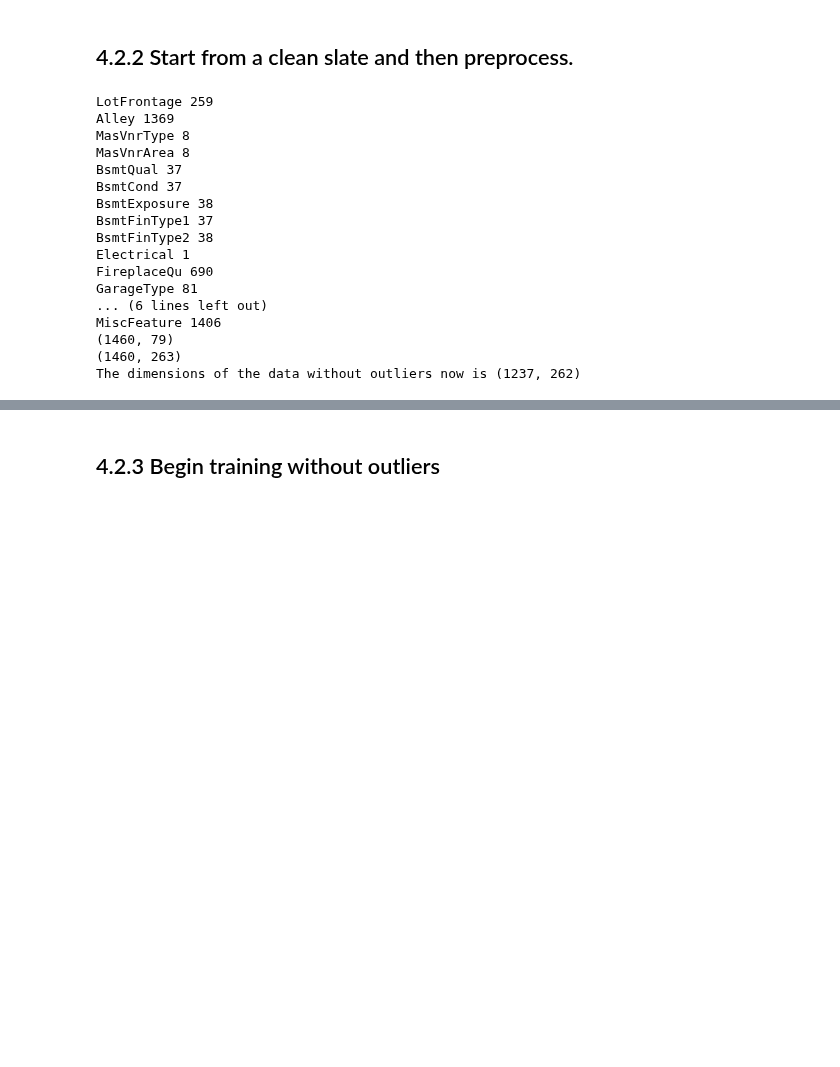
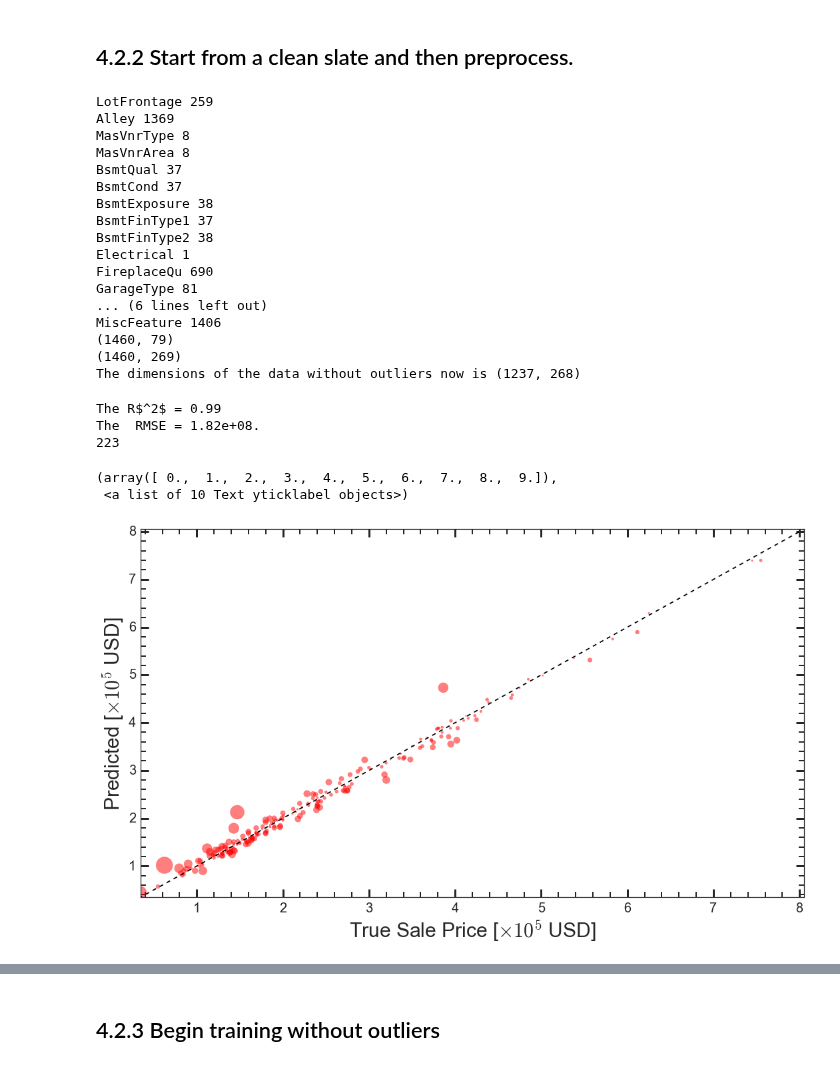
Before and after one commit to gmsardane/Predicting-Ames-Housing-Prices, a Jupyter notebook: Training_Whole_Features_Set_GBT.ipynb, the cells around one changed output, grey strips where cells are left out. Saved outputs shown, nothing was run; the diff lists cells and outputs as text; code cells hidden in the pictures; blank space fills up the shorter version.

```diff
--- a/Training_Whole_Features_Set_GBT.ipynb
+++ b/Training_Whole_Features_Set_GBT.ipynb
@@ -97,7 +97,7 @@ def create_sets(X, y):
     from sklearn.cross_validation import train_test_split, ShuffleSplit
 
     # Set the number of training points
-    num_train = int(round(0.90*len(X)))
+    num_train = int(round(0.80*len(X)))
 
     # Set the number of testing points
     num_test = X.shape[0] - num_train
@@ -160,17 +160,21 @@ def preprocess_features(X):
             col_data.dtype == int
             col_data = col_data.replace(['Typ', 'Min1', 'Min2', 'Mod', 'Maj1', 'Maj2', 'Sev', 'Sal'],
                                          [10, 9, 8, 6, 4, 3, 1, 0])
-        if col == 'LandSlope':
-            col_data = col_data.replace(['Gtl', 'Mod', 'Sev'], [1, 5, 10])
-        if col == 'GarageFinish':
-            col_data = col_data.replace(['Fin', 'RFn', 'Unf', 'NA'] , [10, 5, 3,0])
+        #if col == 'LandSlope':
+        #    col_data = col_data.replace(['Gtl', 'Mod', 'Sev'], [1, 5, 10])
+        #if col == 'GarageFinish':
+        #    col_data = col_data.replace(['Fin', 'RFn', 'Unf', 'NA'] , [10, 5, 3,0])
         # If data type is non-numeric, replace all yes/no values with 1/0
         if col_data.dtype == object:
             col_data = col_data.replace(['Y', 'N'], [1, 0])
         if col == 'PavedDrive':
             col_data = col_data.replace(['Y', 'P', 'N'], [1.0, 0.5, 0])
-        if col == 'Street':
-            col_data = col_data.replace(['Grvl', 'Pave'], [0, 1])
+        #if col ==  'Heating':
+        #    col_data = col_data.replace(['GasA', 'GasW', 'OthW', 'Wall', 'Grav',  'Floor'], [10, 8, 7, 5, 4, 3])
+        #if col ==  'MasVnrType':
+        #    col_data = col_data.replace(['Stone', 'BrkFace', 'None', 'BrkCmn'], [5,4,3,1])
+        #if col == 'Street':
+        #    col_data = col_data.replace(['Grvl', 'Pave'], [0, 1])
         # If data type is categorical, convert to dummy variables
         if col_data.dtype == object:
             # Example: 'GarageCond' => 'GarageCond_Ex', etc.
@@ -227,7 +250,7 @@ Processed feature columns (262 total features):
 # %% [markdown]
 ## 4.1.3 Begin training the full sample size.
 # %%
-#X_train, X_test, y_train, y_test = create_sets(X_all, y_all)
+X_train, X_test, y_train, y_test = create_sets(X_all, y_all)
 reg = fit_model(X_train, y_train, n_estimators=1000, min_samples_leaf = 1, min_samples_split = 10)
 pred = reg.predict(X_test)
 
@@ -399,5 +405,36 @@ GarageType 81
 ... (6 lines left out)
 MiscFeature 1406
 (1460, 79)
-(1460, 263)
-The dimensions of the data without outliers now is (1237, 262)
+(1460, 269)
+The dimensions of the data without outliers now is (1237, 268)
+# %%
+test_data_out = data.iloc[outliers, :]
+y_out = test_data_out['SalePrice']
+X_out = test_data_out.drop('SalePrice', axis=1)
+pred_out = reg.predict(X_out)
+# %%
+print 'The R$^2$ = {:.2f}'.format(r2_score(pred_out, y_out))
+print 'The  RMSE = {:.2e}.'.format(mean_squared_error(pred_out, y_out))
+print len(pred_out)
+sns.set_style("ticks", {"xtick.major.size": 8, "ytick.major.size": 8})
+sns.set_style({"xtick.direction": "in","ytick.direction": "in"})
+plt.scatter(y_out/1e5, pred_out/1e5, alpha = 0.5, s = 1000*np.abs(y_out-pred_out)/y_out, color = 'red');
+plt.xlabel(r"True Sale Price [$\times 10^{5} $ USD]", fontsize = 30);
+plt.ylabel(r"Predicted [$\times 10^{5} $ USD]", fontsize = 30);
+plt.minorticks_on();
+plt.tight_layout();
+plt.plot(np.arange(0,10, 1), np.arange(0,10, 1), 'k--');
+plt.tick_params('both', length=8, width=2, which='minor');
+plt.tick_params('both', length=12, width=3, which='major');
+plt.xlim(min([min(y_out), min(pred_out)])/1e5, max([max(y_out)-0.5, max(pred_out)])/1e5+0.5);
+plt.ylim(min([min(y_out), min(pred_out)])/1e5, max([max(y_out)-0.5, max(pred_out)])/1e5+0.5);
+plt.xticks(fontsize=20);
+plt.yticks(fontsize=20);
+#plt.savefig("FinalModel_linear_all.pdf")
+# %% [output]
+The R$^2$ = 0.99
+The  RMSE = 1.82e+08.
+223
+(array([ 0.,  1.,  2.,  3.,  4.,  5.,  6.,  7.,  8.,  9.]),
+ <a list of 10 Text yticklabel objects>)
+[figure, added]
```
Also changed, not shown: parts of 19 cells of this notebook.
